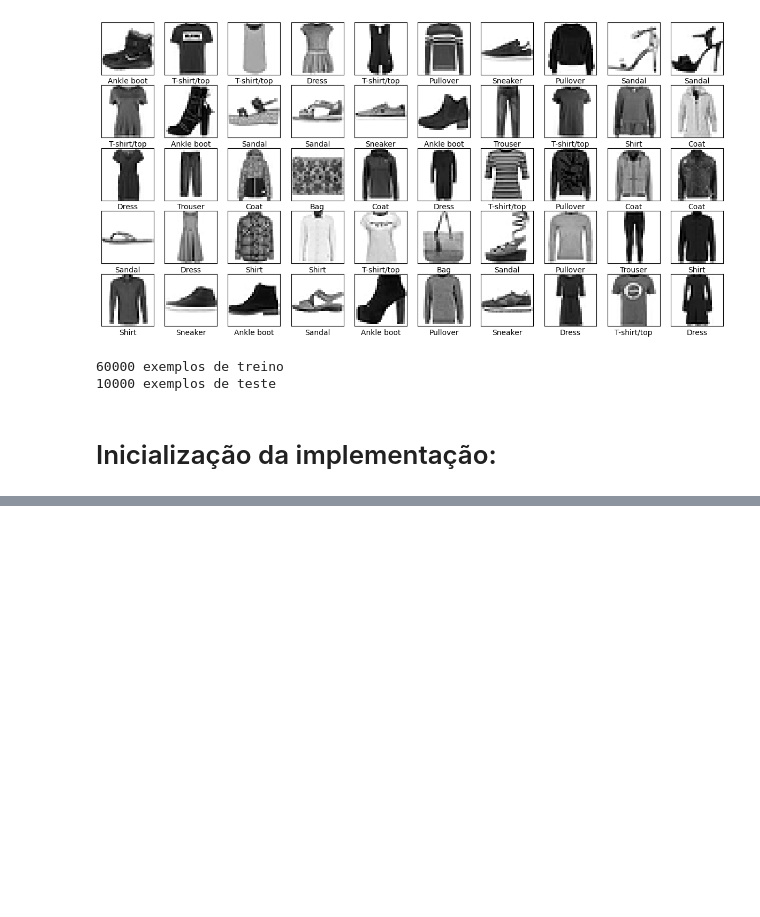
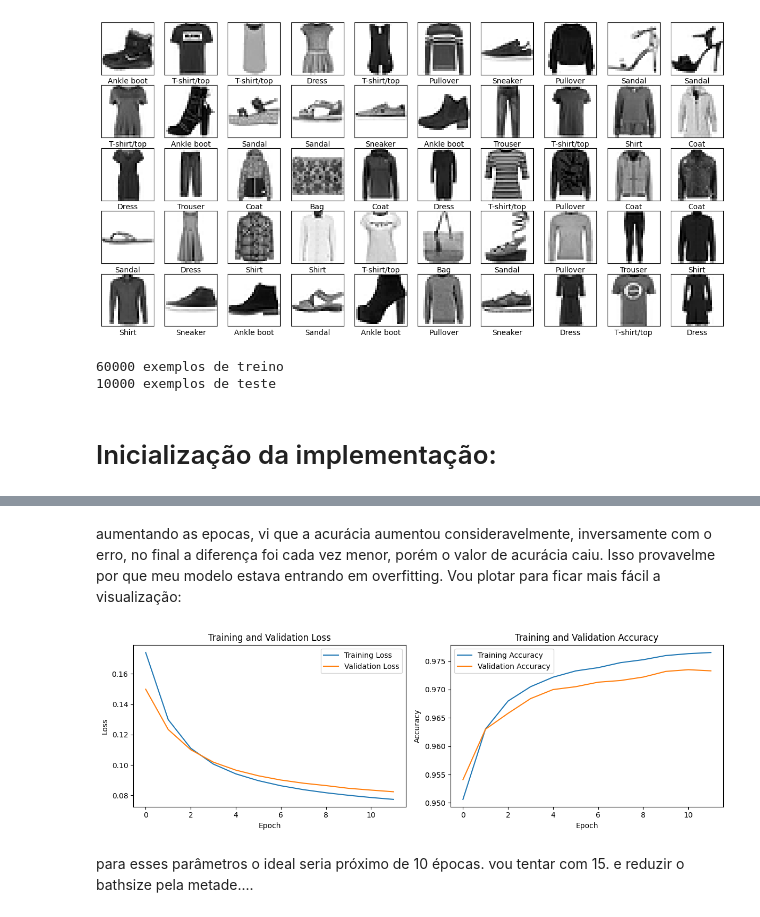
Before and after one commit to gustavoSutil/materia-IA, a Jupyter notebook: deep-learn/t1/t1.ipynb, the cells around one changed output, grey strips where cells are left out. Cells and saved outputs as stored; diff of their text form; code cells hidden in the pictures; blank space fills up the shorter version.

```diff
--- a/deep-learn/t1/t1.ipynb
+++ b/deep-learn/t1/t1.ipynb
@@ -112,0 +170,6 @@ y_test = tf.keras.utils.to_categorical(test_labels, num_classes)
+# %%
+# treinando o modelo
+history = model.fit(x_train, y_train,
+                    epochs=12,
+                    batch_size=32,
+                    validation_data=(x_test, y_test))
@@ -112,0 +194,30 @@ y_test = tf.keras.utils.to_categorical(test_labels, num_classes)
+# %% [markdown]
+aumentando as epocas, vi que a acurácia aumentou consideravelmente, inversamente com o erro, no final a diferença foi cada vez menor, porém o valor de acurácia caiu. Isso provavelme por que meu modelo estava entrando em overfitting.
+Vou plotar para ficar mais fácil a visualização:
+# %%
+plt.figure(figsize=(12, 4))
+
+# erro em funçao das epocas ou t
+plt.subplot(1, 2, 1)
+plt.plot(history.history['loss'], label='Training Loss')
+plt.plot(history.history['val_loss'], label='Validation Loss')
+plt.title('Training and Validation Loss')
+plt.xlabel('Epoch')
+plt.ylabel('Loss')
+plt.legend()
+
+# evolução da acurácia em funcao das épocas
+plt.subplot(1, 2, 2)
+plt.plot(history.history['accuracy'], label='Training Accuracy')
+plt.plot(history.history['val_accuracy'], label='Validation Accuracy')
+plt.title('Training and Validation Accuracy')
+plt.xlabel('Epoch')
+plt.ylabel('Accuracy')
+plt.legend()
+
+plt.tight_layout()
+plt.show()
+# %% [output]
+[figure, added]
+# %% [markdown]
+para esses parâmetros o ideal seria próximo de 10 épocas. vou tentar com 15. e reduzir o bathsize pela metade....
```
Also changed, not shown: parts of 20 cells of this notebook.
